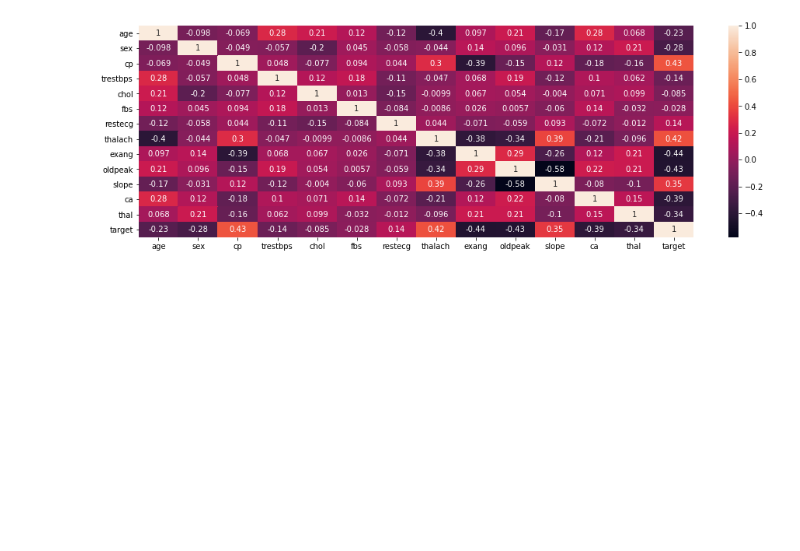
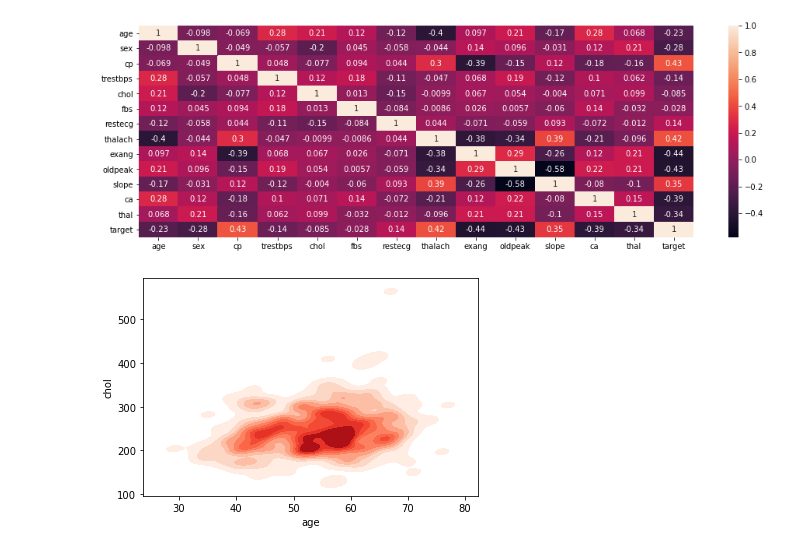
Before and after one commit to caesarorz/heartPlotsSeaborn, a Jupyter notebook: optional.ipynb, the cells around one changed output. Saved outputs shown, nothing was run; the diff lists cells and outputs as text; code cells hidden in the pictures; blank space fills up the shorter version.

```diff
--- a/optional.ipynb
+++ b/optional.ipynb
@@ -106,5 +106,7 @@ g=sns.heatmap(corr_m, annot=True)
 # %% [output]
 [figure]
 # %%
-sns.kdeplot(x=df.sepal_width, y=df.sepal_length)
+sns.kdeplot(x=heart.age, y=heart.chol, cmap="Reds", shade=True, bw_adjust=.5)
 plt.show()
+# %% [output]
+[figure, added]
```
Also changed, not shown: 11 other files.
